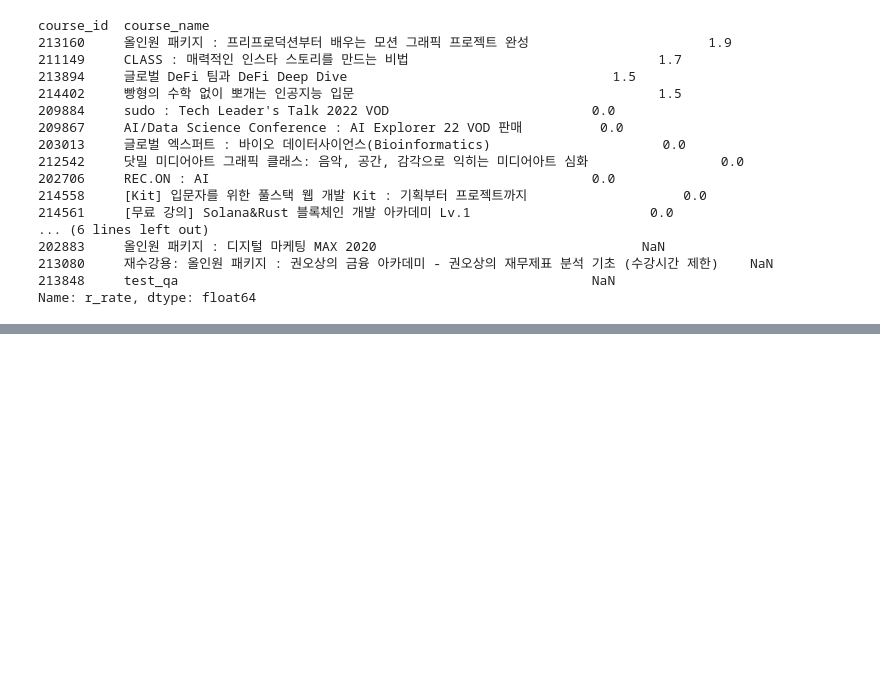
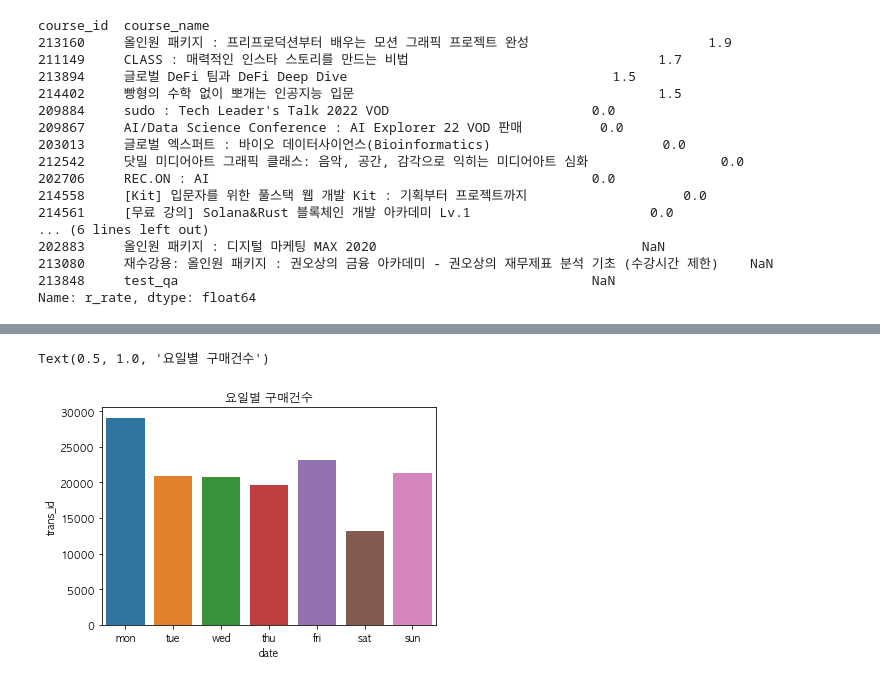
Before and after one commit to ParkSungHyon/mini_project, a Jupyter notebook: main2.ipynb, the cells around one changed output, grey strips where cells are left out. Cells and saved outputs as stored; diff of their text form; code cells hidden in the pictures; blank space fills up the shorter version.

```diff
--- a/main2.ipynb
+++ b/main2.ipynb
@@ -484,0 +548,6 @@ fig.show()
+# %%
+sns.barplot(data=df2_pay_count, x='date', y='trans_id', order=['mon', 'tue', 'wed', 'thu', 'fri', 'sat', 'sun'])
+plt.title("요일별 구매건수")
+# %% [output]
+Text(0.5, 1.0, '요일별 구매건수')
+[figure, added]
```
Also changed, not shown: parts of 18 cells of this notebook.
